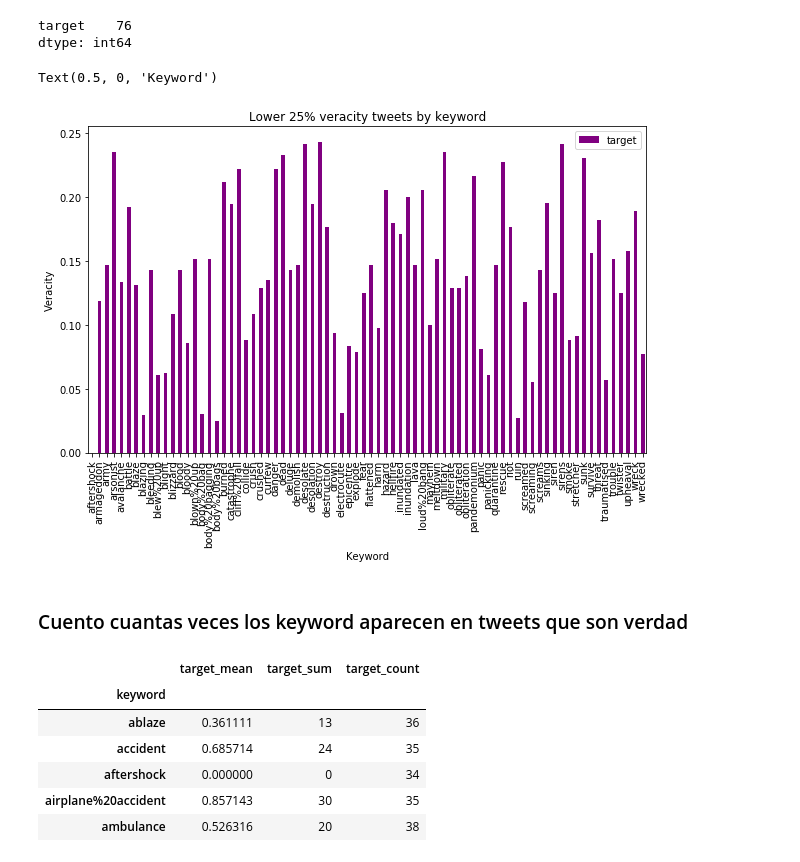
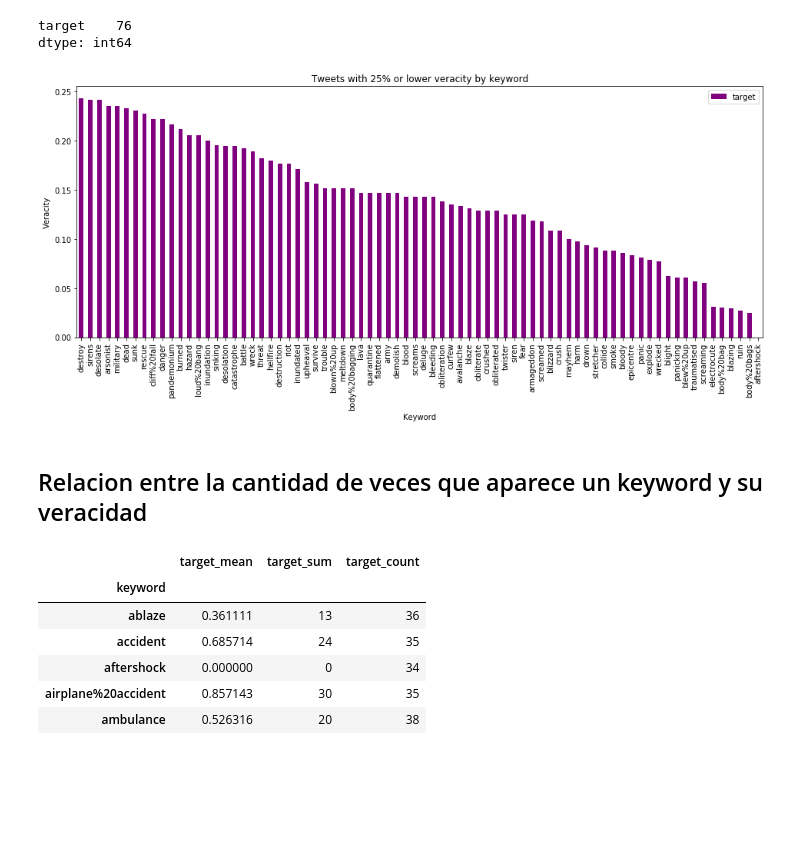
Before and after one commit to AgustinLeguizamon/datos_tp_1, a Jupyter notebook: tp1_agustin.ipynb, the cells around one changed output. Drawn from its saved outputs; the diff is of its cells as text; code cells hidden in the pictures; blank space fills up the shorter version.

```diff
--- a/tp1_agustin.ipynb
+++ b/tp1_agustin.ipynb
@@ -98,8 +98,8 @@ damage        41
 Name: keyword, dtype: int64
 # %%
 #porcentaje de keywords que terminan en target 1
-keyword_grouped = tweets.loc[:,['keyword','target']].groupby('keyword').agg({'target': 'mean'})
-keyword_grouped.head(5)
+keyword_grouped_target = tweets.loc[:,['keyword','target']].groupby('keyword').agg({'target': 'mean'})
+keyword_grouped_target.head(5)
 # %% [output]
 |  | target |
 | keyword |  |
@@ -160,23 +151,24 @@ Text(0.5, 0, 'Keyword')
 # %% [markdown]
 ### Vemos que keywords tiene un porcentaje de veracidad menor al 25%
 # %%
-#Filtro por los keyword de menor veracidad
-Lower_avg_keyword_grouped = keyword_grouped[keyword_grouped.target < 0.25]
+#Tomo solo los keywords que tienen un promedio de veracidad menor al 25%
+Lower_avg_keyword_grouped = keyword_grouped_target[keyword_grouped_target.target < 0.25]
+Lower_avg_keyword_grouped = Lower_avg_keyword_grouped.sort_values('target', ascending=False)
 Lower_avg_keyword_grouped.count()
 # %% [output]
 target    76
 dtype: int64
 # %%
 
-Lower_avg_keyword_grouped.plot(kind='bar',title='Lower 25% veracity tweets by keyword',linewidth=2,figsize=(10,6), color='purple');
+Lower_avg_keyword_grouped.plot(kind='bar',title='Tweets with 25% or lower veracity by keyword',linewidth=2,figsize=(16,6), color='purple');
 ax=plt.gca()
 ax.set_ylabel('Veracity');
 ax.set_xlabel('Keyword')
+plt.savefig('barSortedLower25VeracityKeyword.png')
 # %% [output]
-Text(0.5, 0, 'Keyword')
-[figure, old version]
+[figure, new version]
-# %% [markdown]
-### Cuento cuantas veces los keyword aparecen en tweets que son verdad
+# %% [markdown]
+## Relacion entre la cantidad de veces que aparece un keyword y su veracidad
 # %%
 keyword_grouped = tweets.loc[:,['keyword','target']].groupby('keyword').agg({'target': ['mean','sum','count']})
 level1 = keyword_grouped.columns.get_level_values(1)
```
Also changed, not shown: parts of 62 cells of this notebook.
